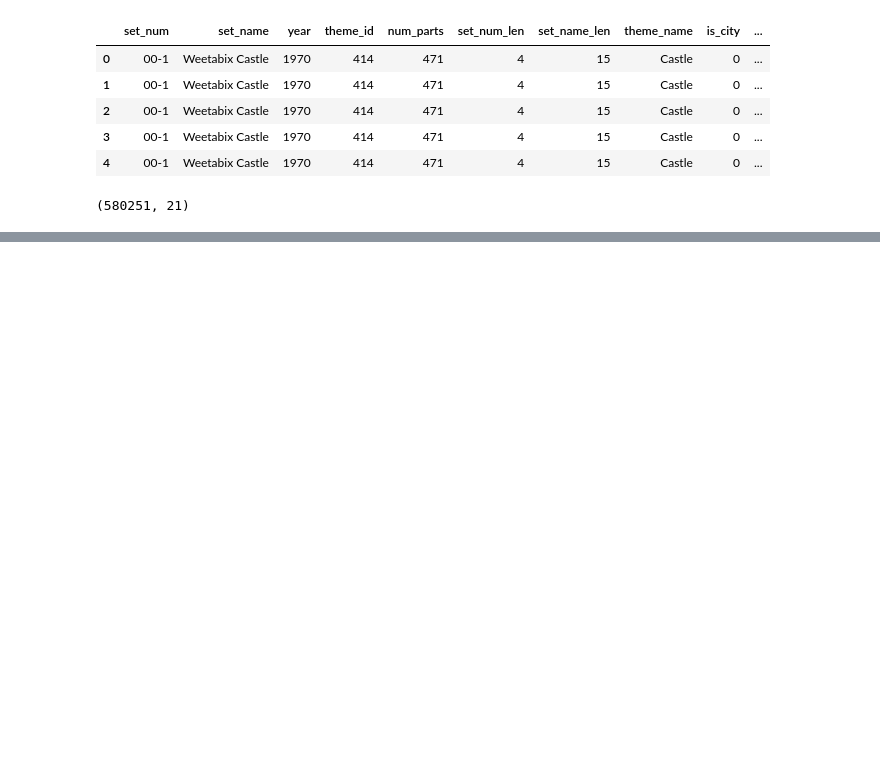
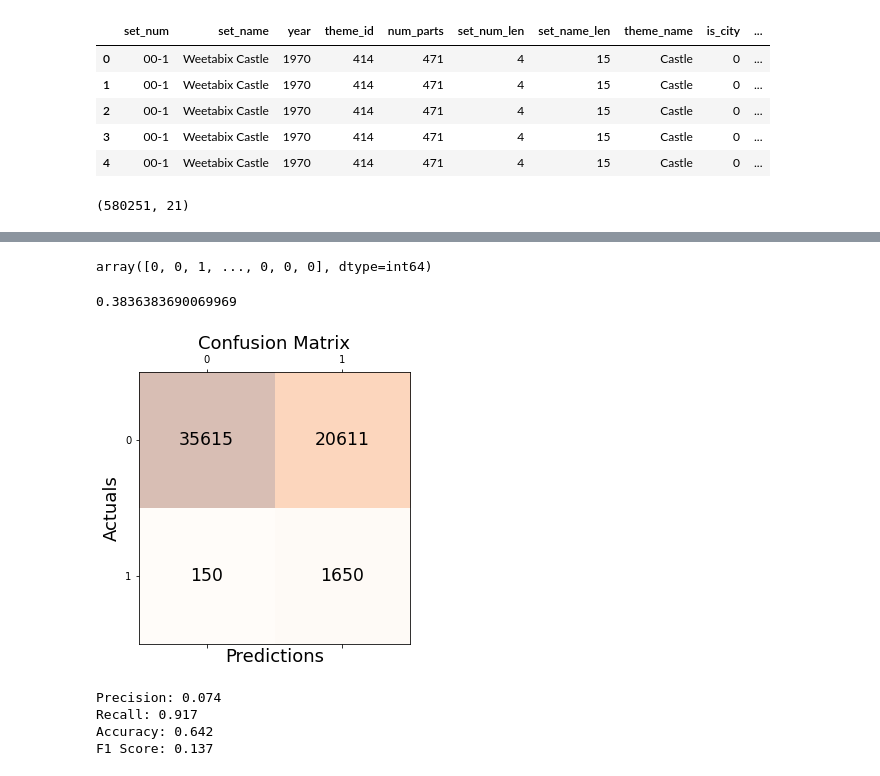
Before and after one commit to mkipper/capstone2-lego-data, a Jupyter notebook: lego_capstone2_modeling.ipynb, the cells around one changed output, grey strips where cells are left out. Cells and saved outputs as stored; diff of their text form; code cells hidden in the pictures; blank space fills up the shorter version.

```diff
--- a/lego_capstone2_modeling.ipynb
+++ b/lego_capstone2_modeling.ipynb
@@ -148,0 +45,3 @@ is_ninjago
+# %%
+hyper_table = list()
+model = LogisticRegression(class_weight='balanced') # class_weight={0:0.029, 1:0.971})
@@ -148,0 +50,15 @@ is_ninjago
+# %%
+y = df['is_ninjago']
+X_train, X_test, y_train, y_test = train_test_split(df[df.columns], y, test_size= 0.1, random_state=1)
+# %%
+fn = list()
+for i, name in tqdm(enumerate(df.columns), total=len(df.columns)):
+    if i > 100:
+        break
+    if name in target_names:
+        continue
+    fn.append(name)
+    model.fit(X_train[fn], y_train)
+    s_train = model.score(X_train[fn], y_train)
+    s_test = model.score(X_test[fn], y_test)
+    hyper_table.append(dict(desc=str(fn), train_score=s_train, test_score=s_test, C=model.C, model=model, num_features=df[fn].shape[1], num_rows=df[fn].shape[0], last_feature=fn[-1]))
@@ -148,0 +98,9 @@ is_ninjago
+# %%
+y_pred = model.predict(X_test[fn])
+y_pred
+# %% [output]
+array([0, 0, 1, ..., 0, 0, 0], dtype=int64)
+# %%
+y_pred.sum() / len(y_pred)
+# %% [output]
+0.3836383690069969
@@ -148,0 +111,28 @@ is_ninjago
+# %%
+conf_matrix = confusion_matrix(y_true=y_test, y_pred=y_pred)
+
+fig, ax = plt.subplots(figsize=(5, 5))
+ax.matshow(conf_matrix, cmap=plt.cm.Oranges, alpha=0.3)
+for i in range(conf_matrix.shape[0]):
+    for j in range(conf_matrix.shape[1]):
+        ax.text(x=j, y=i,s=conf_matrix[i, j], va='center', ha='center', size='xx-large')
+
+plt.xlabel('Predictions', fontsize=18)
+plt.ylabel('Actuals', fontsize=18)
+plt.title('Confusion Matrix', fontsize=18)
+plt.show()
+# %% [output]
+[figure, added]
+# %%
+print('Precision: %.3f' % precision_score(y_test, y_pred))
+
+print('Recall: %.3f' % recall_score(y_test, y_pred))
+
+print('Accuracy: %.3f' % accuracy_score(y_test, y_pred))
+
+print('F1 Score: %.3f' % f1_score(y_test, y_pred))
+# %% [output]
+Precision: 0.074
+Recall: 0.917
+Accuracy: 0.642
+F1 Score: 0.137
```
Also changed, not shown: parts of 20 cells of this notebook, 1 other file.
